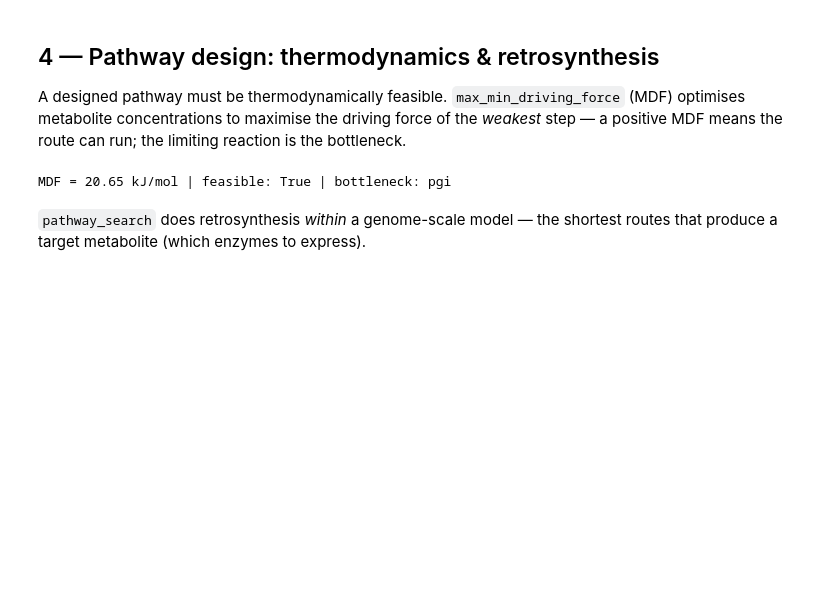
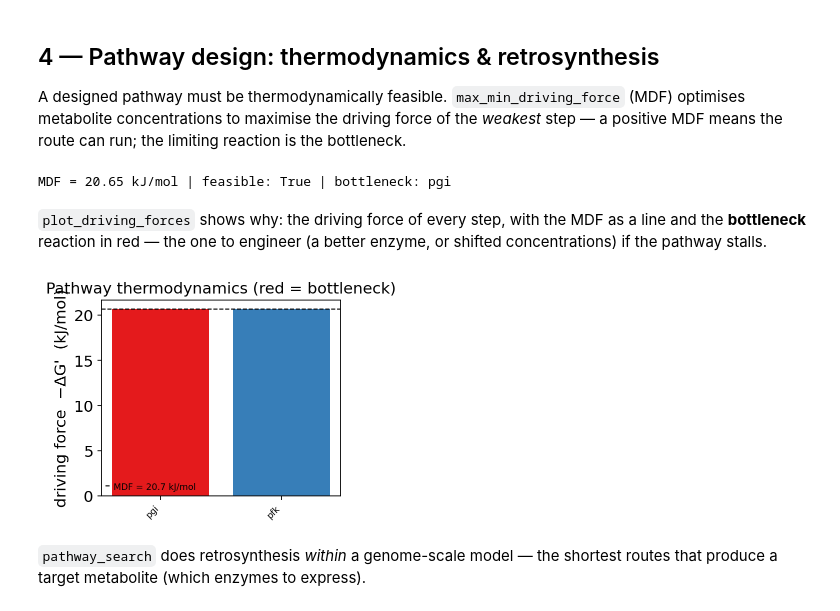
Before and after one commit to Starlitnightly/omicverse-tutorials, a Jupyter notebook: docs/Tutorials-synbio/t_synbio_02_circuits_to_pathways.ipynb, the cells around one changed output. Cells and saved outputs as stored; diff of their text form; code cells hidden in the pictures; blank space fills up the shorter version.

```diff
--- a/docs/Tutorials-synbio/t_synbio_02_circuits_to_pathways.ipynb
+++ b/docs/Tutorials-synbio/t_synbio_02_circuits_to_pathways.ipynb
@@ -128,6 +135,13 @@ print('MDF =', round(mdf.mdf, 2), 'kJ/mol | feasible:', mdf.feasible,
       '| bottleneck:', mdf.bottleneck)
 # %% [output]
 MDF = 20.65 kJ/mol | feasible: True | bottleneck: pgi
+# %% [markdown]
+`plot_driving_forces` shows why: the driving force of every step, with the MDF as a line and the **bottleneck** reaction in red — the one to engineer (a better enzyme, or shifted concentrations) if the pathway stalls.
+# %%
+ov.synbio.plot_driving_forces(mdf)
+None
+# %% [output]
+[figure, added]
 # %% [markdown]
 `pathway_search` does retrosynthesis *within* a genome-scale model — the shortest routes that produce a target metabolite (which enzymes to express).
 # %%
```
Also changed, not shown: parts of 3 cells of this notebook, 4 other files.
